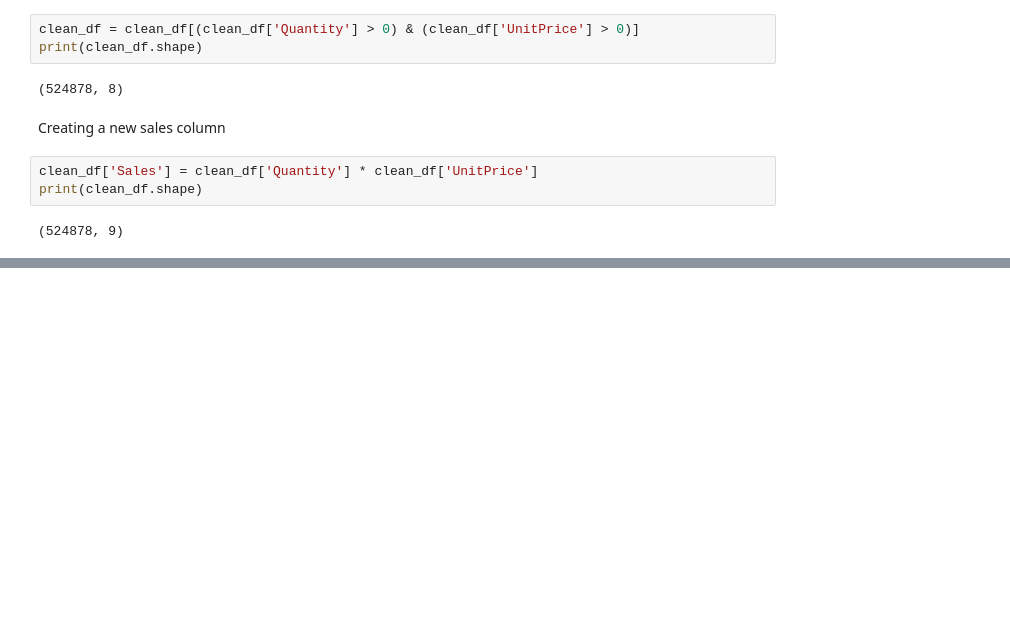
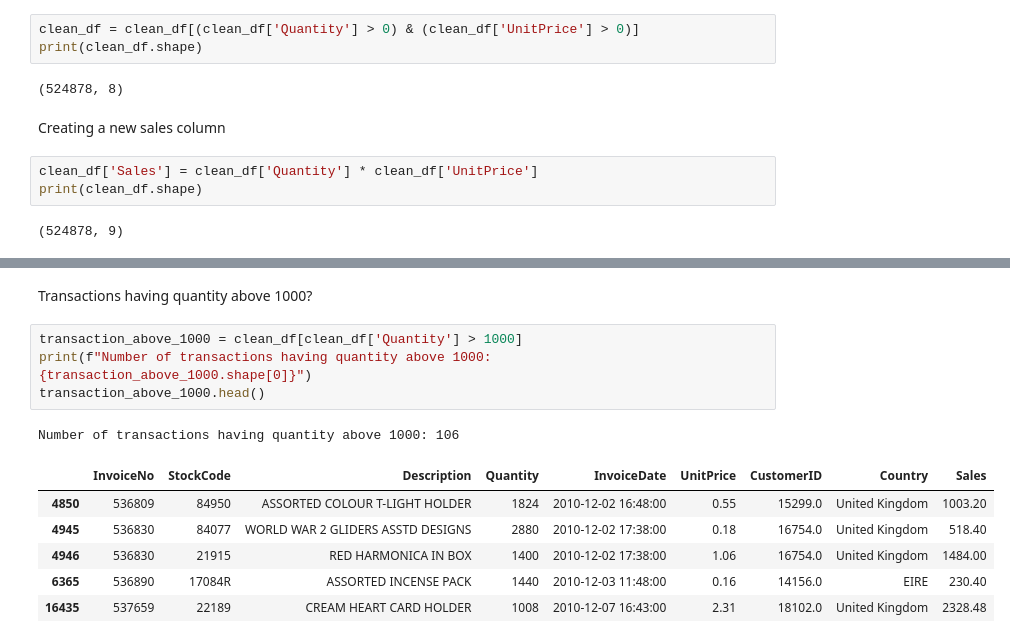
Before and after one commit to pypankj30/Rebounce-Applied-AI-and-Analytics-Codes, a Jupyter notebook: Python_301.ipynb, the cells around one changed output, grey strips where cells are left out. Drawn from its saved outputs; the diff is of its cells as text; blank space fills up the shorter version.

```diff
--- a/Python_301.ipynb
+++ b/Python_301.ipynb
@@ -139,0 +189,14 @@ print(clean_df.shape)
+# %% [markdown]
+Transactions having quantity above 1000?
+# %%
+transaction_above_1000 = clean_df[clean_df['Quantity'] > 1000]
+print(f"Number of transactions having quantity above 1000: {transaction_above_1000.shape[0]}")
+transaction_above_1000.head()
+# %% [output]
+Number of transactions having quantity above 1000: 106
+|  | InvoiceNo | StockCode | Description | Quantity | InvoiceDate | UnitPrice | CustomerID | Country | Sales |
+| 4850 | 536809 | 84950 | ASSORTED COLOUR T-LIGHT HOLDER | 1824 | 2010-12-02 16:48:00 | 0.55 | 15299.0 | United Kingdom | 1003.20 |
+| 4945 | 536830 | 84077 | WORLD WAR 2 GLIDERS ASSTD DESIGNS | 2880 | 2010-12-02 17:38:00 | 0.18 | 16754.0 | United Kingdom | 518.40 |
+| 4946 | 536830 | 21915 | RED HARMONICA IN BOX | 1400 | 2010-12-02 17:38:00 | 1.06 | 16754.0 | United Kingdom | 1484.00 |
+| 6365 | 536890 | 17084R | ASSORTED INCENSE PACK | 1440 | 2010-12-03 11:48:00 | 0.16 | 14156.0 | EIRE | 230.40 |
+| 16435 | 537659 | 22189 | CREAM HEART CARD HOLDER | 1008 | 2010-12-07 16:43:00 | 2.31 | 18102.0 | United Kingdom | 2328.48 |
```
Also changed, not shown: parts of 11 cells of this notebook.
